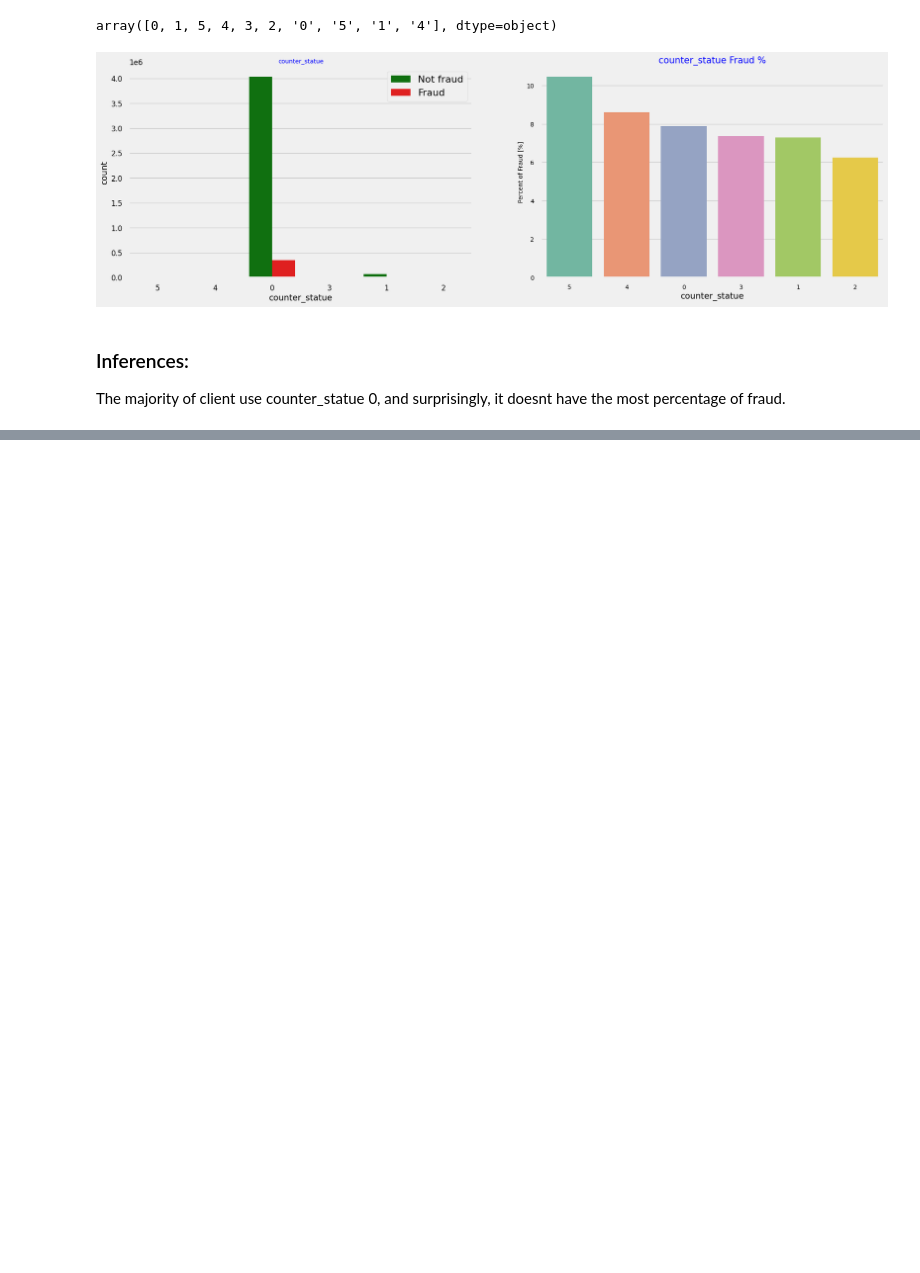
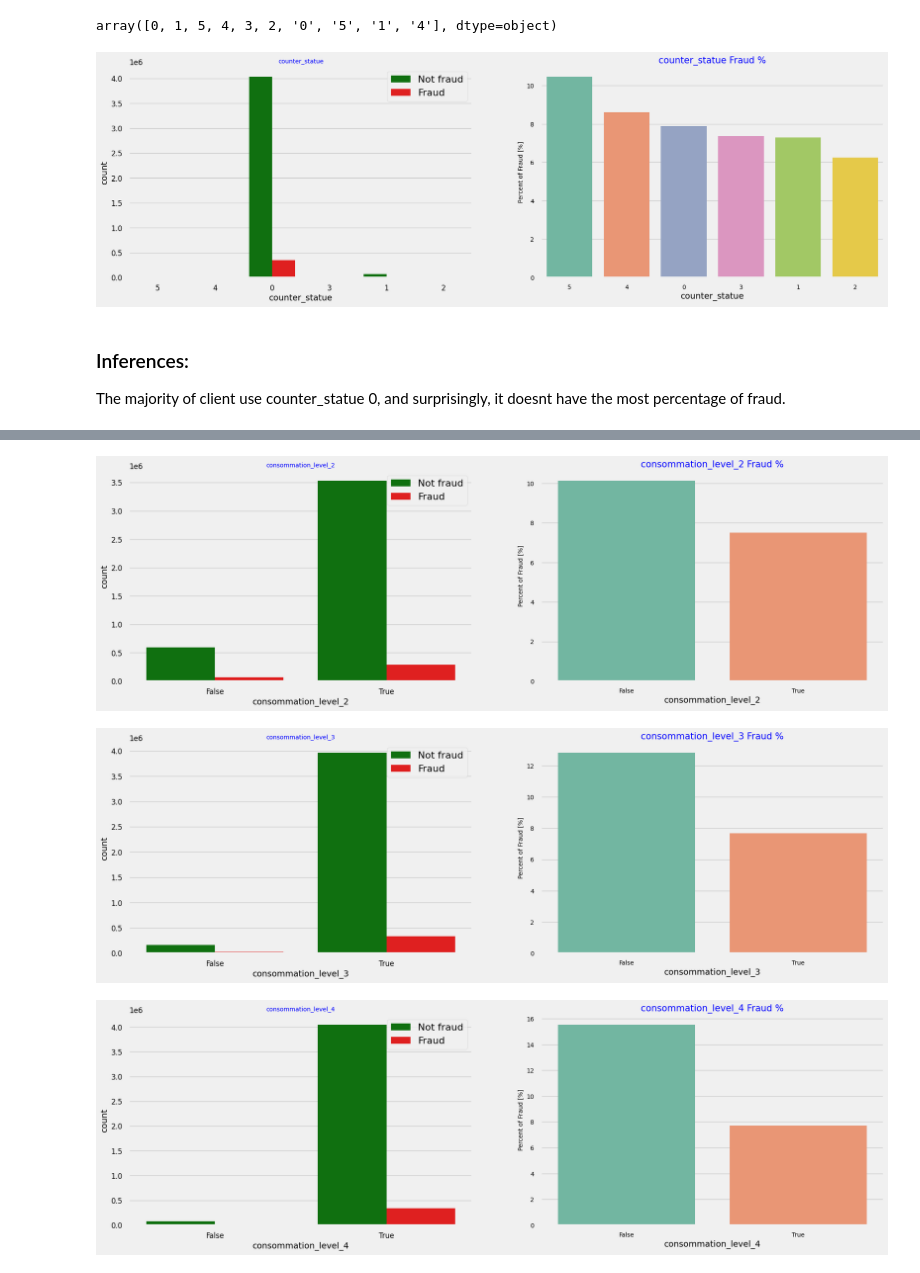
Before and after one commit to Lawytel/steg-data-science, a Jupyter notebook: notebooks/1.0-data-understanding.ipynb, the cells around one changed output, grey strips where cells are left out. Saved outputs shown, nothing was run; the diff lists cells and outputs as text; code cells hidden in the pictures; blank space fills up the shorter version.

```diff
--- a/notebooks/1.0-data-understanding.ipynb
+++ b/notebooks/1.0-data-understanding.ipynb
@@ -997,0 +1054,10 @@ The majority of client use counter_statue 0, and surprisingly, it doesnt have th
+# %%
+conso_cols = ['consommation_level_2', 'consommation_level_3', 'consommation_level_4']
+for x in conso_cols:
+    conso_df_temp = dfc.copy()
+    conso_df_temp[x] = conso_df_temp[x].map(lambda x: True if x < 0 else False)
+    univariate_categorical(x, conso_df_temp)
+# %% [output]
+[figure, added]
+[figure, added]
+[figure, added]
```
Also changed, not shown: parts of 17 cells of this notebook.
